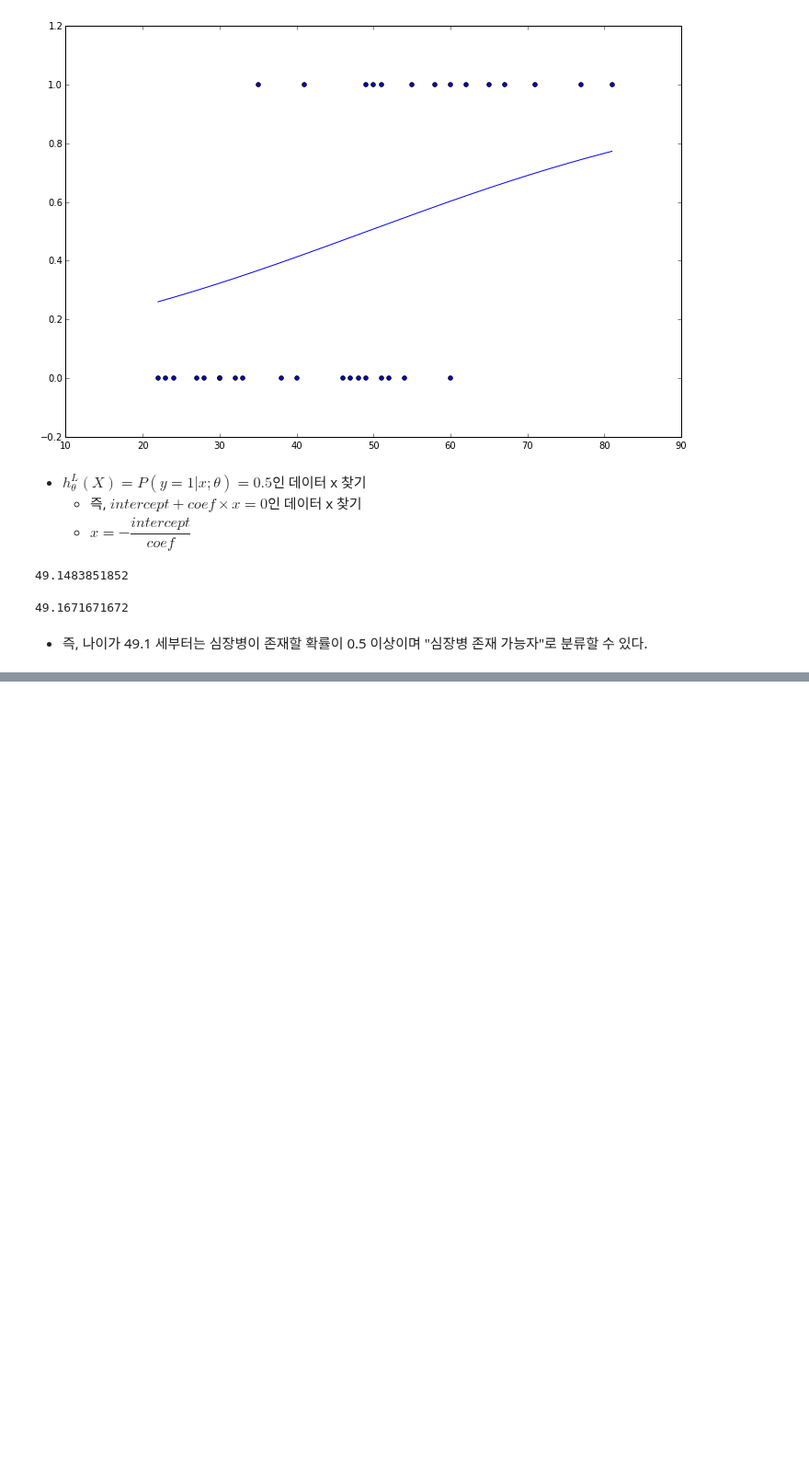
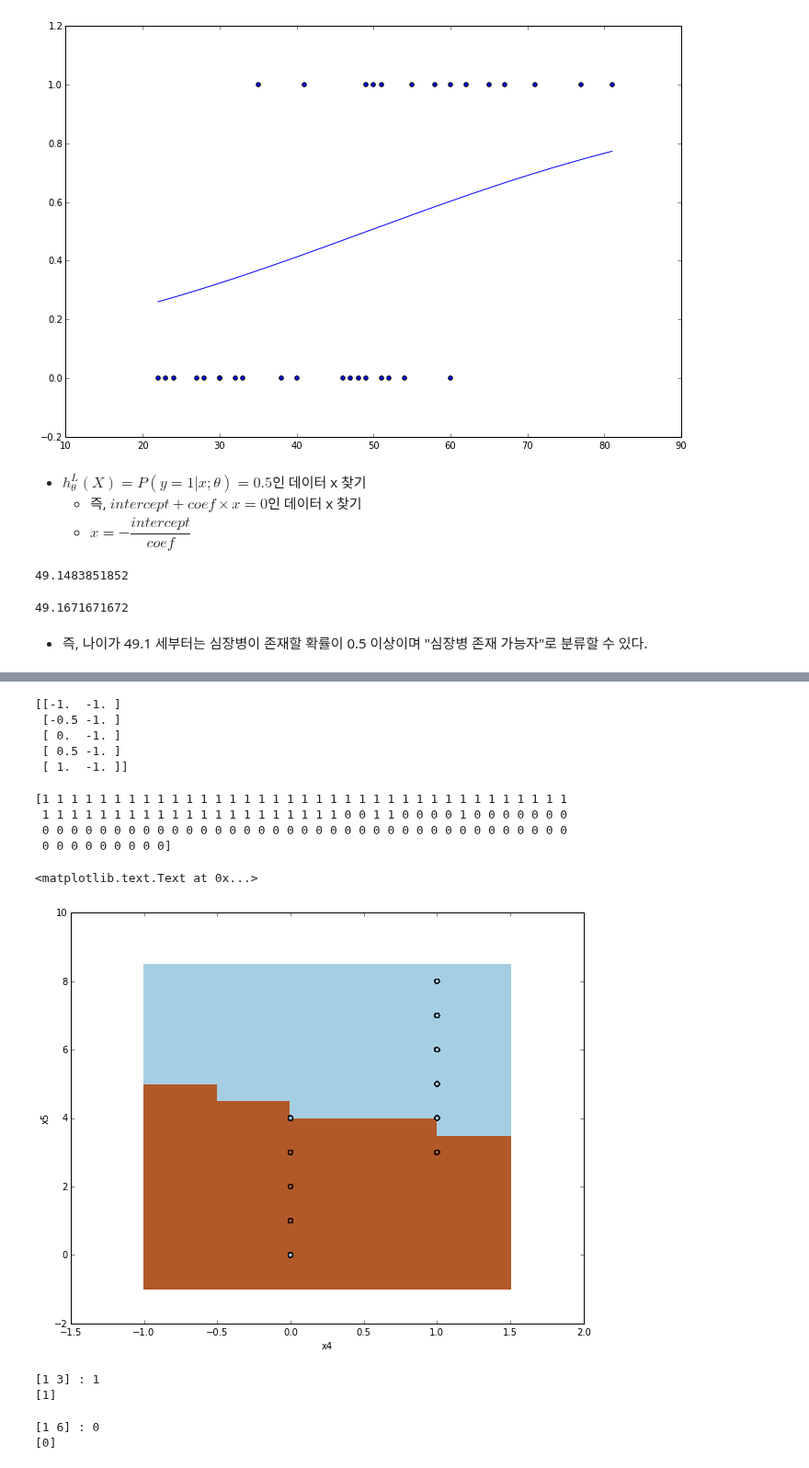
Before and after one commit to bluebibi/LINK_ML_BIG_DATA, a Jupyter notebook: logistic_linear_regression.ipynb, the cells around one changed output, grey strips where cells are left out. Shown at 92% size. Cells and saved outputs as stored; diff of their text form; code cells hidden in the pictures; blank space fills up the shorter version.

```diff
--- a/logistic_linear_regression.ipynb
+++ b/logistic_linear_regression.ipynb
@@ -425,0 +355,16 @@ ax2.plot_surface(xx, yy, z, rstride=1, cstride=1, linewidth=0, color="yellow", s
+# %%
+h = 0.5
+
+x_min, x_max = selected_mushroom_data[:, 0].min(), selected_mushroom_data[:, 0].max()
+y_min, y_max = selected_mushroom_data[:, 1].min(), selected_mushroom_data[:, 1].max()
+print x_min, x_max
+print y_min, y_max
+print
+
+x_array = np.arange(x_min - 1, x_max + 1, h)
+y_array = np.arange(y_min - 1, y_max + 1, h)
+print x_array.shape
+print y_array.shape
+print x_array
+print y_array
+print
@@ -425,0 +380,15 @@ ax2.plot_surface(xx, yy, z, rstride=1, cstride=1, linewidth=0, color="yellow", s
+# %%
+xx, yy = np.meshgrid(x_array, y_array)
+print xx.shape
+print yy.shape
+print xx
+print yy
+print
+
+xx_flat = xx.ravel()
+yy_flat = yy.ravel()
+print xx_flat.shape
+print yy_flat.shape
+print xx_flat
+print yy_flat
+print
@@ -425,0 +413,38 @@ ax2.plot_surface(xx, yy, z, rstride=1, cstride=1, linewidth=0, color="yellow", s
+# %%
+data = np.c_[xx.ravel(), yy.ravel()]
+print data[:5]
+# %% [output]
+[[-1.  -1. ]
+ [-0.5 -1. ]
+ [ 0.  -1. ]
+ [ 0.5 -1. ]
+ [ 1.  -1. ]]
+# %%
+Z = regr4.predict(data)
+print Z
+Z = Z.reshape(xx.shape)
+fig = plt.figure(figsize=(10, 8))
+ax = fig.add_subplot(111)
+ax.pcolormesh(xx, yy, Z, cmap=plt.cm.Paired)
+ax.scatter(selected_mushroom_data[:, 0], selected_mushroom_data[:, 1], c=mushroom_target, cmap=plt.cm.Paired)
+plt.xlabel('x4')
+plt.ylabel('x5')
+# %% [output]
+[1 1 1 1 1 1 1 1 1 1 1 1 1 1 1 1 1 1 1 1 1 1 1 1 1 1 1 1 1 1 1 1 1 1 1 1 1
+ 1 1 1 1 1 1 1 1 1 1 1 1 1 1 1 1 1 1 1 1 1 0 0 1 1 0 0 0 0 1 0 0 0 0 0 0 0
+ 0 0 0 0 0 0 0 0 0 0 0 0 0 0 0 0 0 0 0 0 0 0 0 0 0 0 0 0 0 0 0 0 0 0 0 0 0
+ 0 0 0 0 0 0 0 0 0]
+<matplotlib.text.Text at 0x...>
+[figure, added]
+# %%
+print selected_mushroom_data[-1], ":", mushroom_target[-1]
+print regr4.predict(selected_mushroom_data[-1])
+# %% [output]
+[1 3] : 1
+[1]
+# %%
+print selected_mushroom_data[-2], ":", mushroom_target[-2]
+print regr4.predict(selected_mushroom_data[-2])
+# %% [output]
+[1 6] : 0
+[0]
```
Also changed, not shown: parts of 80 cells of this notebook, 2 other files.
